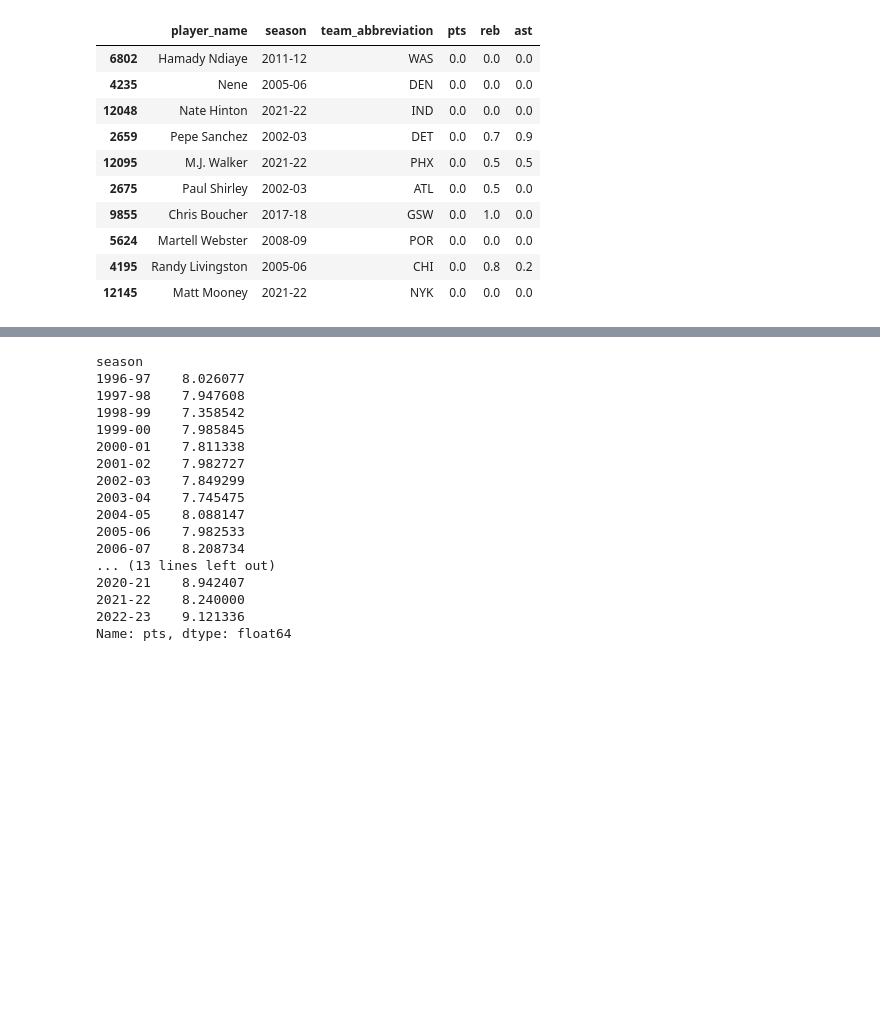
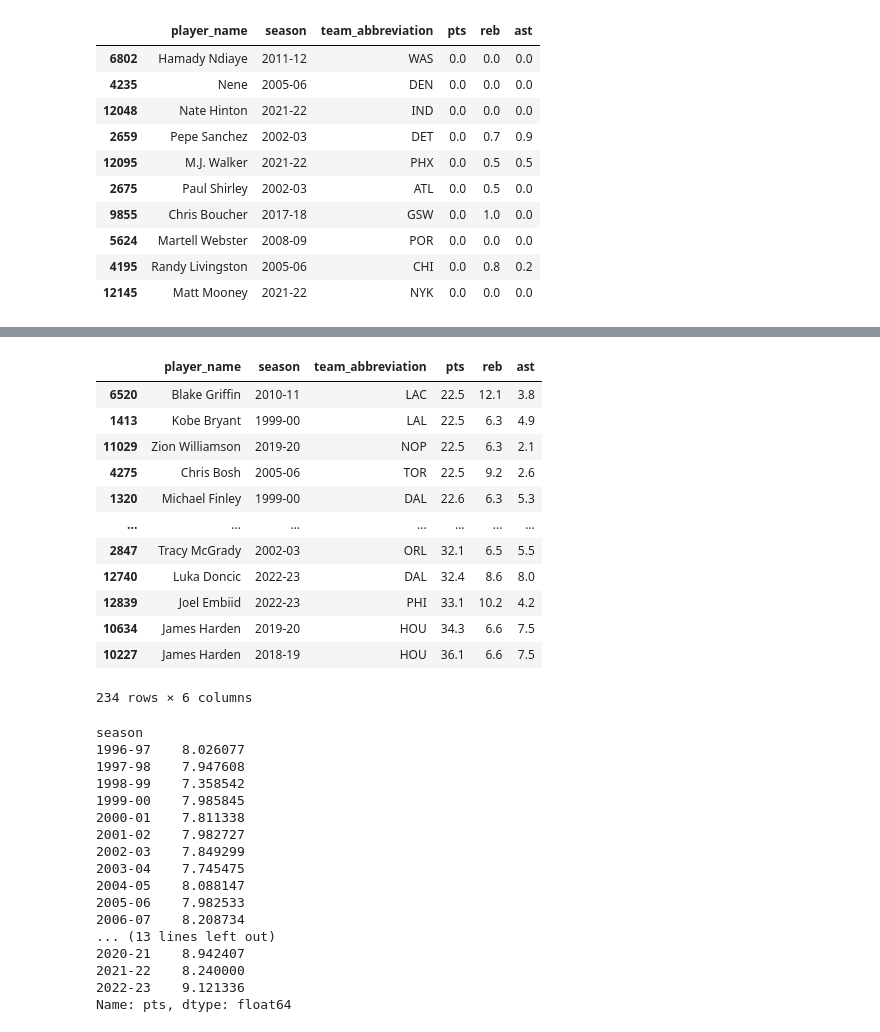
Before and after one commit to shaunylax-a11y/Project, a Jupyter notebook: analysis/Analysis.ipynb, the cells around one changed output, grey strips where cells are left out. Drawn from its saved outputs; the diff is of its cells as text; code cells hidden in the pictures; blank space fills up the shorter version.

```diff
--- a/analysis/Analysis.ipynb
+++ b/analysis/Analysis.ipynb
@@ -178,3 +194,19 @@ df.sort_values("pts", ascending=True)[["player_name","season","team_abbreviation
+# %%
+df[(df["pts"] > 22.4) & (df["reb"] > 5.3)][["player_name", "season", "team_abbreviation", "pts", "reb", "ast"]].sort_values("pts", ascending=True)
+# %% [output]
+|  | player_name | season | team_abbreviation | pts | reb | ast |
+| 6520 | Blake Griffin | 2010-11 | LAC | 22.5 | 12.1 | 3.8 |
+| 1413 | Kobe Bryant | 1999-00 | LAL | 22.5 | 6.3 | 4.9 |
+| 11029 | Zion Williamson | 2019-20 | NOP | 22.5 | 6.3 | 2.1 |
+| 4275 | Chris Bosh | 2005-06 | TOR | 22.5 | 9.2 | 2.6 |
+| 1320 | Michael Finley | 1999-00 | DAL | 22.6 | 6.3 | 5.3 |
+| ... | ... | ... | ... | ... | ... | ... |
+| 2847 | Tracy McGrady | 2002-03 | ORL | 32.1 | 6.5 | 5.5 |
+| 12740 | Luka Doncic | 2022-23 | DAL | 32.4 | 8.6 | 8.0 |
+| 12839 | Joel Embiid | 2022-23 | PHI | 33.1 | 10.2 | 4.2 |
+| 10634 | James Harden | 2019-20 | HOU | 34.3 | 6.6 | 7.5 |
+| 10227 | James Harden | 2018-19 | HOU | 36.1 | 6.6 | 7.5 |
+234 rows × 6 columns
 # %%
 df.groupby("season")["pts"].mean()
 # %% [output]
```
Also changed, not shown: parts of 6 cells of this notebook, 10 other files.
